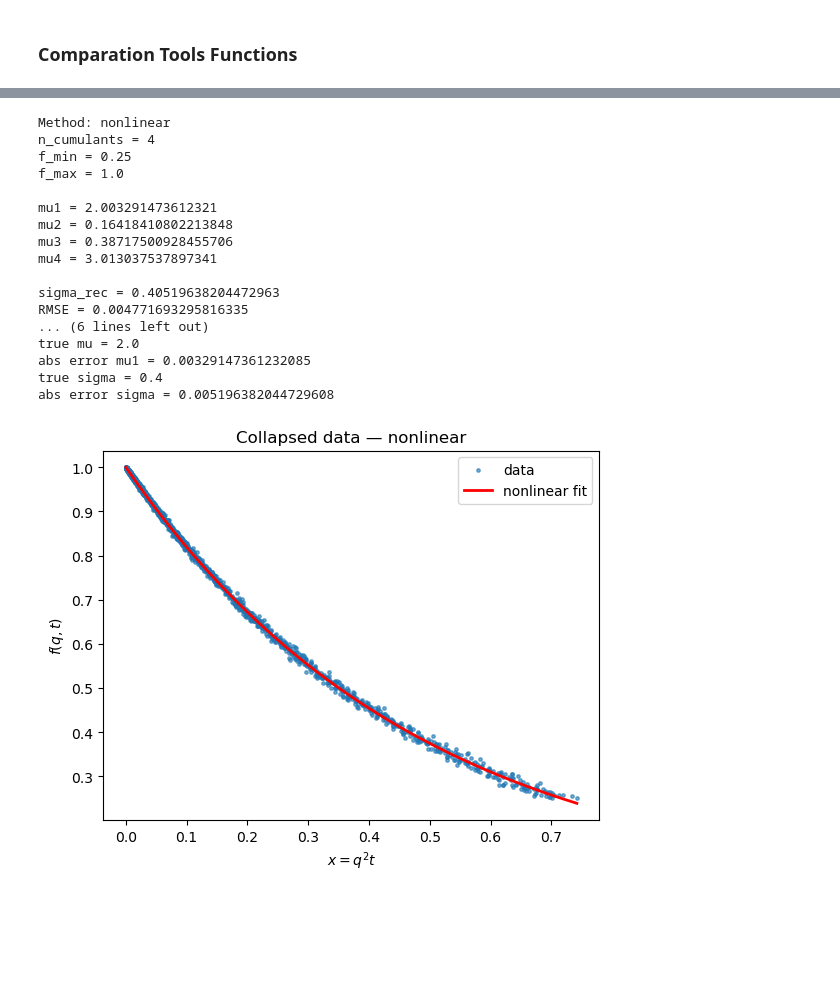
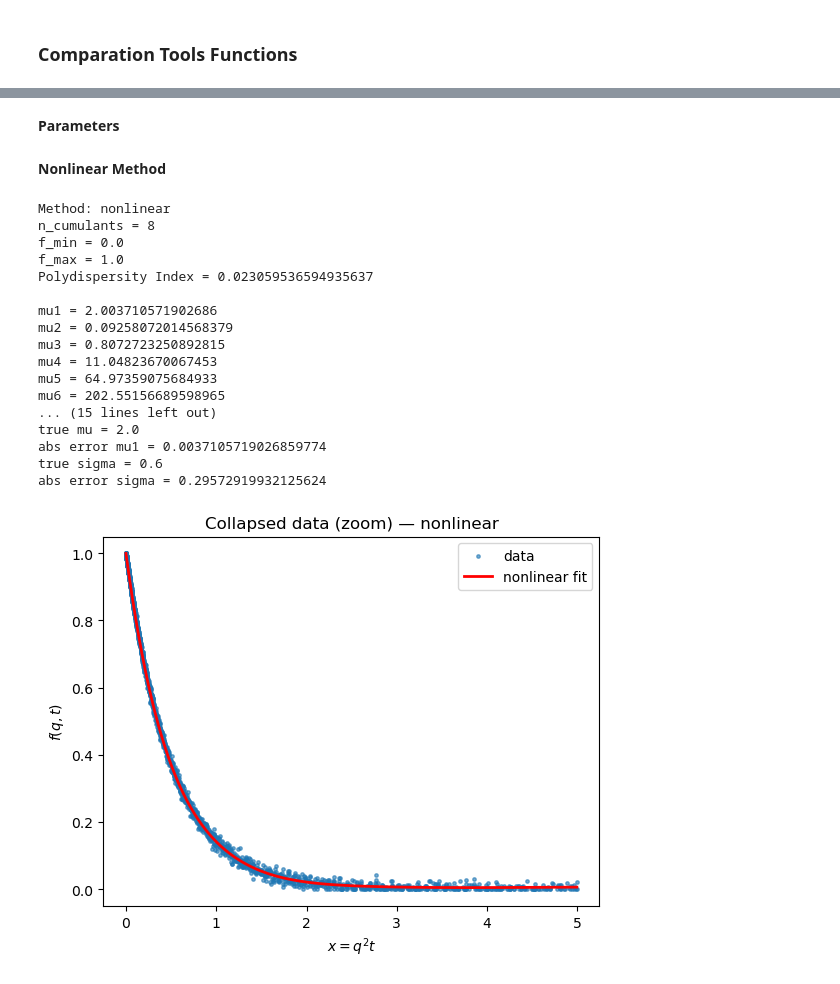
Before and after one commit to ACobo98/DDM, a Jupyter notebook: Cumulant3.ipynb, the cells around one changed output, grey strips where cells are left out. Saved outputs shown, nothing was run; the diff lists cells and outputs as text; code cells hidden in the pictures; blank space fills up the shorter version.

```diff
--- a/Cumulant3.ipynb
+++ b/Cumulant3.ipynb
@@ -429,6 +469,34 @@ def plot_collapsed_fit(result):
     plt.legend()
     plt.show()
 
+def plot_collapsed_fit_zoom(result, x_max_plot=10):
+    x_data = result["x_data"]
+    y_data = result["y_data"]
+    y_fit = result["y_fit"]
+
+    mask = x_data <= x_max_plot
+    x_data = x_data[mask]
+    y_data = y_data[mask]
+    y_fit = y_fit[mask]
+
+    plt.figure()
+    plt.scatter(x_data, y_data, s=6, alpha=0.6, label="data")
+
+    order = np.argsort(x_data)
+    plt.plot(
+        x_data[order],
+        y_fit[order],
+        color="red",
+        linewidth=2,
+        label=f"{result['method']} fit"
+    )
+
+    plt.xlabel(r"$x = q^2 t$")
+    ylabel = r"$\ln f(q,t)$" if result["method"] == "linear" else r"$f(q,t)$"
+    plt.ylabel(ylabel)
+    plt.title(f"Collapsed data (zoom) — {result['method']}")
+    plt.legend()
+    plt.show()
 
 def plot_fit_vs_t(result, q_vals, t_vals, f_mat, q_list=None):
     if q_list is None:
@@ -528,0 +594,5 @@ f_max = 1.0
+# %%
+# Fit settings
+n_cumulants = 2
+f_min = 0.1
+f_max = 1.0
@@ -564,35 +638,43 @@ abs error sigma = 0.42320959076733855
+# %% [markdown]
+**Parameters**
+# %%
+# Fit settings
+n_cumulants = 8
+f_min = 0.0
+f_max = 1.0
+# %% [markdown]
+**Nonlinear Method**
 # %%
 result_nonlinear = fit_cumulants_nonlinear(
     q_vals=q_vals,
     t_vals=t_vals,
     f_mat=f_noisy,
     n_cumulants=n_cumulants,
     f_min=f_min,
     f_max=f_max,
     sigma=None,
     absolute_sigma=False,
 )
-
 print_fit_summary(result_nonlinear, true_mu=mu_D, true_sigma=sigma_D)
-plot_collapsed_fit(result_nonlinear)
+plot_collapsed_fit_zoom(result_nonlinear, x_max_plot=5)
 plot_fit_vs_t(result_nonlinear, q_vals, t_vals, f_noisy)
 plot_distribution_comparison(D_grid, P_grid, result_nonlinear)
 # %% [output]
 Method: nonlinear
-n_cumulants = 4
-f_min = 0.25
+n_cumulants = 8
+f_min = 0.0
 f_max = 1.0
+Polydispersity Index = 0.023059536594935637
 
-mu1 = 2.003291473612321
-mu2 = 0.16418410802213848
-mu3 = 0.38717500928455706
-mu4 = 3.013037537897341
-
-sigma_rec = 0.40519638204472963
-RMSE = 0.004771693295816335
-... (6 lines left out)
+mu1 = 2.003710571902686
+mu2 = 0.09258072014568379
+mu3 = 0.8072723250892815
+mu4 = 11.04823670067453
+mu5 = 64.97359075684933
+mu6 = 202.55156689598965
+... (15 lines left out)
 true mu = 2.0
-abs error mu1 = 0.00329147361232085
-true sigma = 0.4
-abs error sigma = 0.005196382044729608
+abs error mu1 = 0.0037105719026859774
+true sigma = 0.6
+abs error sigma = 0.29572919932125624
-[figure, old version]
+[figure, new version]
```
Also changed, not shown: parts of 25 cells of this notebook.
